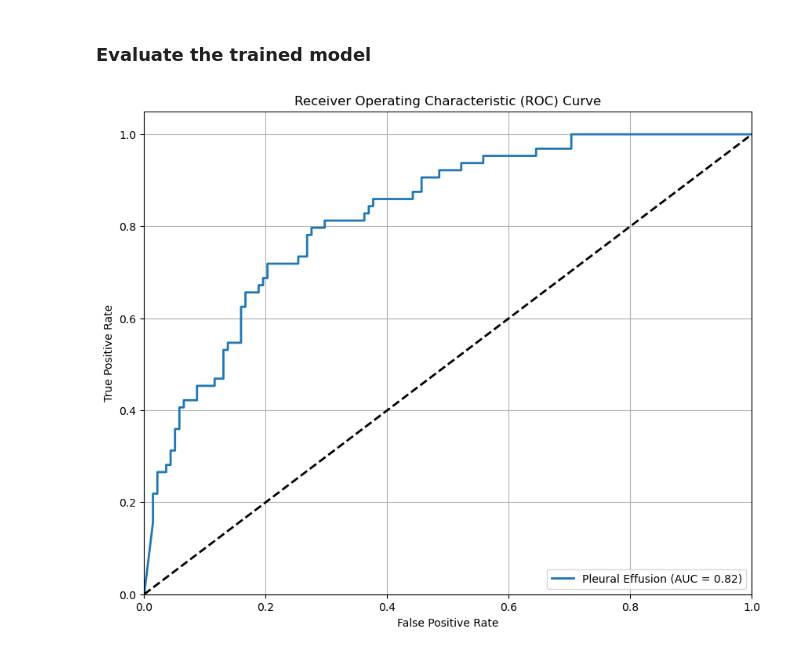
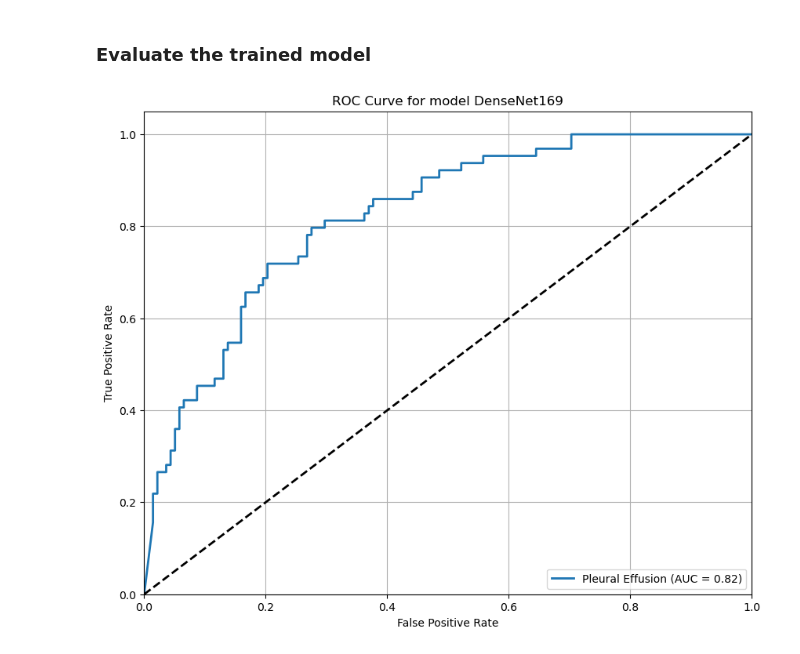
Before and after one commit to BarGinger/ExplainableAIRadiology, a Jupyter notebook: train_model.ipynb, the cells around one changed output. Cells and saved outputs as stored; diff of their text form; code cells hidden in the pictures.

Commit message:
update figure

```diff
--- a/train_model.ipynb
+++ b/train_model.ipynb
@@ -311,31 +303,10 @@ for epoch in range(num_epochs):
     scheduler.step(test_losses[-1])  # Adjust the learning rate based on the latest validation loss
 # %% [markdown]
 ### Evaluate the trained model
-# %%
-from sklearn.metrics import roc_curve, auc
-import matplotlib.pyplot as plt
-
-# Function to plot ROC curve
-def plot_roc_curve(labels, preds):
-    plt.figure(figsize=(10, 8))
-    for i, class_name in enumerate(class_names):
-        fpr, tpr, _ = roc_curve(labels[:, i], preds[:, i])
-        roc_auc = auc(fpr, tpr)
-        plt.plot(fpr, tpr, lw=2, label=f'{class_name} (AUC = {roc_auc:.2f})')
-    plt.plot([0, 1], [0, 1], 'k--', lw=2)
-    plt.xlim([0.0, 1.0])
-    plt.ylim([0.0, 1.05])
-    plt.xlabel('False Positive Rate')
-    plt.ylabel('True Positive Rate')
-    plt.title('Receiver Operating Characteristic (ROC) Curve')
-    plt.legend(loc='lower right')
-    plt.grid()
-    plt.show()
-
-
-model = load_model(filename='finetuned_models\densenet169.pkl', device=device)
-test_preds, test_labels = predict_model(model, test_loader, device)
-# Plot ROC curve for the test dataset
-plot_roc_curve(test_labels, test_preds)
-# %% [output]
-[figure, removed]
+# %%
+model = load_model(filename="finetuned_models/densenet169.pkl", device=device)
+test_preds, test_labels = predict_model(model, test_loader, device)
+# Plot ROC curve for the test dataset
+plot_roc_curve(test_labels, test_preds, model_name='DenseNet169')
+# %% [output]
+[figure, added]
```
Also changed, not shown: parts of 1 cell of this notebook, 1 other file.
